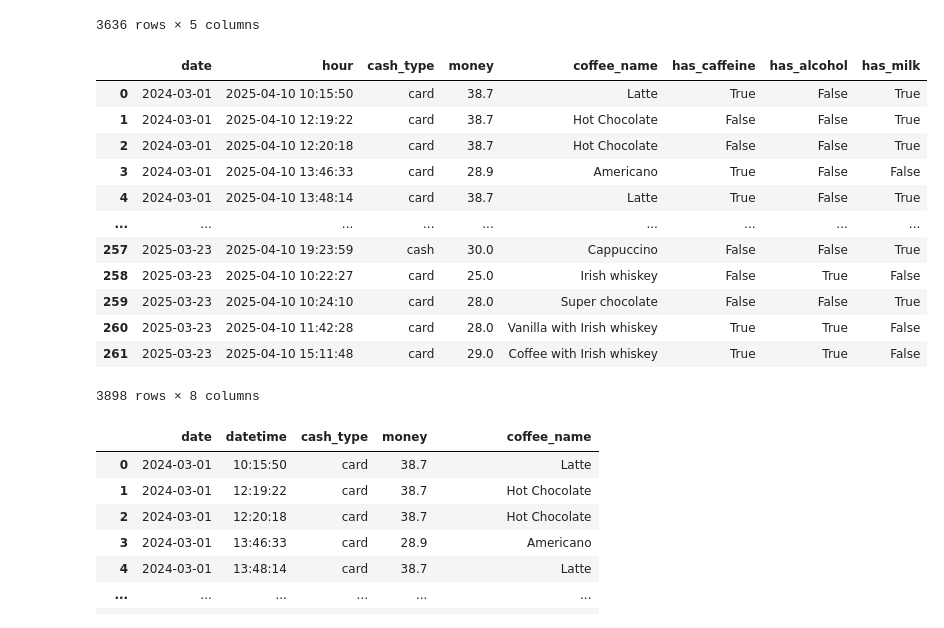
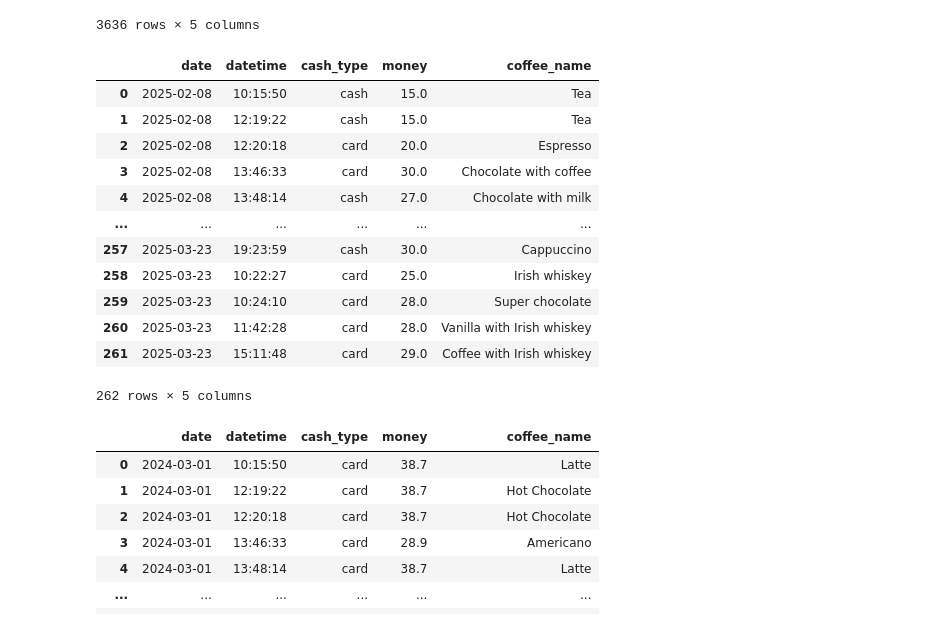
Before and after one commit to Federico-Vichachi/coffe-sales-analysis, a Jupyter notebook: notebooks/01_data_wrangling.ipynb, the cells around one changed output. Saved outputs shown, nothing was run; the diff lists cells and outputs as text; code cells hidden in the pictures.

```diff
--- a/notebooks/01_data_wrangling.ipynb
+++ b/notebooks/01_data_wrangling.ipynb
@@ -84,21 +80,21 @@ df1
 3636 rows × 5 columns
 # %%
 df2['datetime'] = pd.to_datetime(df1['datetime']).dt.strftime('%H:%M:%S')
-df
+df2
 # %% [output]
-|  | date | hour | cash_type | money | coffee_name | has_caffeine | has_alcohol | has_milk |
-| 0 | 2024-03-01 | 2025-04-10 10:15:50 | card | 38.7 | Latte | True | False | True |
-| 1 | 2024-03-01 | 2025-04-10 12:19:22 | card | 38.7 | Hot Chocolate | False | False | True |
-| 2 | 2024-03-01 | 2025-04-10 12:20:18 | card | 38.7 | Hot Chocolate | False | False | True |
-| 3 | 2024-03-01 | 2025-04-10 13:46:33 | card | 28.9 | Americano | True | False | False |
-| 4 | 2024-03-01 | 2025-04-10 13:48:14 | card | 38.7 | Latte | True | False | True |
-| ... | ... | ... | ... | ... | ... | ... | ... | ... |
-| 257 | 2025-03-23 | 2025-04-10 19:23:59 | cash | 30.0 | Cappuccino | False | False | True |
-| 258 | 2025-03-23 | 2025-04-10 10:22:27 | card | 25.0 | Irish whiskey | False | True | False |
-| 259 | 2025-03-23 | 2025-04-10 10:24:10 | card | 28.0 | Super chocolate | False | False | True |
-| 260 | 2025-03-23 | 2025-04-10 11:42:28 | card | 28.0 | Vanilla with Irish whiskey | True | True | False |
-| 261 | 2025-03-23 | 2025-04-10 15:11:48 | card | 29.0 | Coffee with Irish whiskey | True | True | False |
+|  | date | datetime | cash_type | money | coffee_name |
+| 0 | 2025-02-08 | 10:15:50 | cash | 15.0 | Tea |
+| 1 | 2025-02-08 | 12:19:22 | cash | 15.0 | Tea |
+| 2 | 2025-02-08 | 12:20:18 | card | 20.0 | Espresso |
+| 3 | 2025-02-08 | 13:46:33 | card | 30.0 | Chocolate with coffee |
+| 4 | 2025-02-08 | 13:48:14 | cash | 27.0 | Chocolate with milk |
+| ... | ... | ... | ... | ... | ... |
+| 257 | 2025-03-23 | 19:23:59 | cash | 30.0 | Cappuccino |
+| 258 | 2025-03-23 | 10:22:27 | card | 25.0 | Irish whiskey |
+| 259 | 2025-03-23 | 10:24:10 | card | 28.0 | Super chocolate |
+| 260 | 2025-03-23 | 11:42:28 | card | 28.0 | Vanilla with Irish whiskey |
+| 261 | 2025-03-23 | 15:11:48 | card | 29.0 | Coffee with Irish whiskey |
-3898 rows × 8 columns
+262 rows × 5 columns
 # %%
 df = pd.concat([df1, df2])
 df
```
Also changed, not shown: parts of 7 cells of this notebook.
